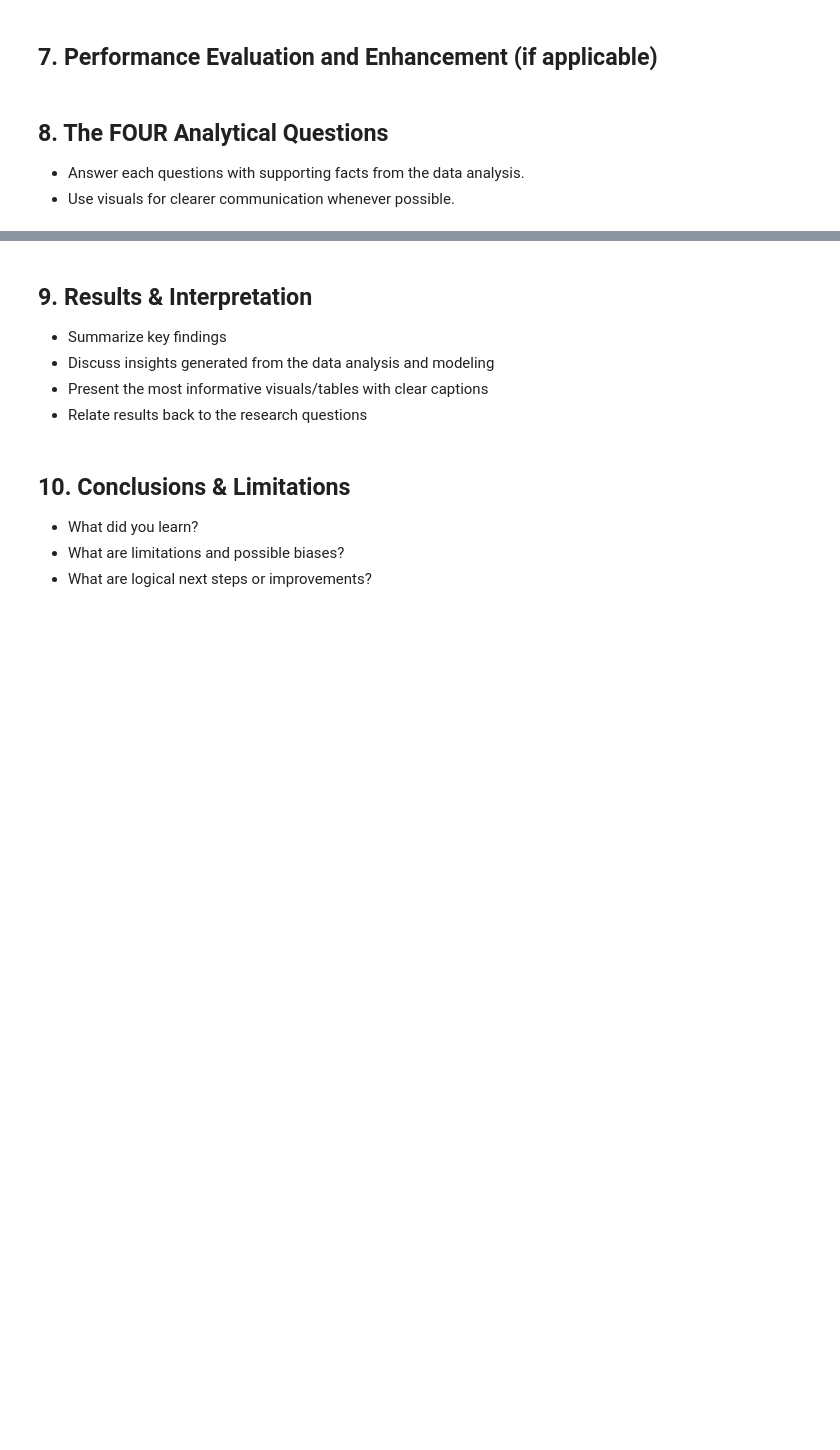
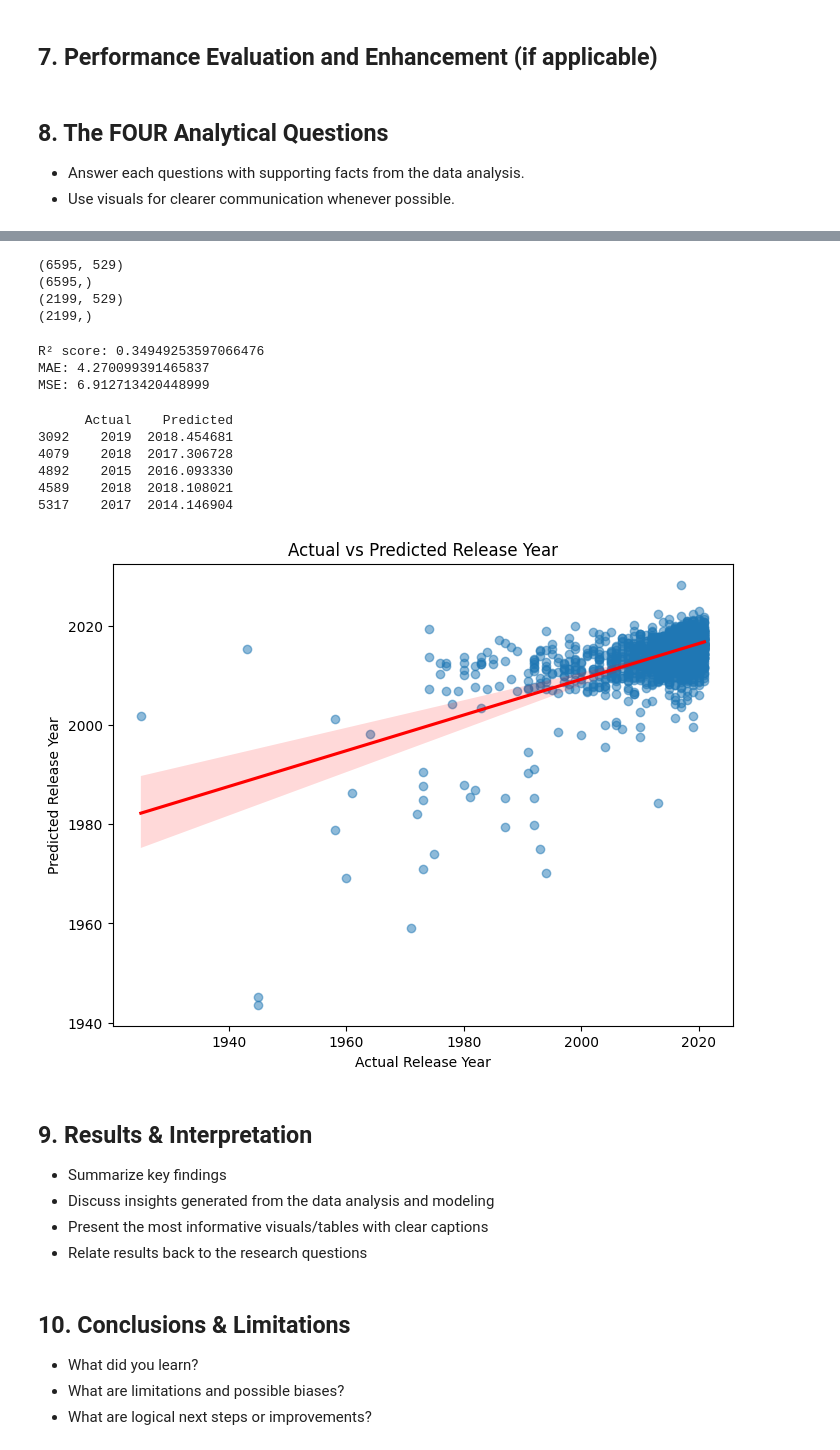
Before and after one commit to liya-eng/DSF_PROJECT, a Jupyter notebook: TTXL_GXX_Notebook.ipynb, the cells around one changed output, grey strips where cells are left out. Cells and saved outputs as stored; diff of their text form; code cells hidden in the pictures; blank space fills up the shorter version.

Commit message:
Regression
Finished regression code

```diff
--- a/TTXL_GXX_Notebook.ipynb
+++ b/TTXL_GXX_Notebook.ipynb
@@ -214,0 +256,4 @@ clean_netflix.to_csv('netflix_cleaned.csv', index = False)
+# %%
+#combine type_encoded with rating_listed_encoded and duration_value
+X = pd.concat([df[['type_cat_encoded', 'duration_value']],rating_listed_cat_encoded],axis=1)
+Y = df['release_year']
@@ -214,0 +289,15 @@ clean_netflix.to_csv('netflix_cleaned.csv', index = False)
+# %%
+from sklearn.model_selection import train_test_split
+
+X_train, X_test, Y_train, Y_test = train_test_split(X, Y, random_state=1)
+# %%
+# check shapes after splitting
+print(X_train.shape)
+print(Y_train.shape)
+print(X_test.shape)
+print(Y_test.shape)
+# %% [output]
+(6595, 529)
+(6595,)
+(2199, 529)
+(2199,)
@@ -214,0 +306,4 @@ clean_netflix.to_csv('netflix_cleaned.csv', index = False)
+# %%
+model = LinearRegression().fit(X_train, Y_train)
+# %%
+Y_pred = model.predict(X_test)
@@ -215,3 +312,54 @@ clean_netflix.to_csv('netflix_cleaned.csv', index = False)
+# %%
+#get r2 coefficient
+r2 = model.score(X_test, Y_test)
+print("R² score:", r2)
+
+#get MAE
+mae = mean_absolute_error(Y_test, Y_pred)
+print("MAE:", mae)
+
+#get MSE
+mse = np.sqrt(mean_squared_error(Y_test, Y_pred))
+print("MSE:", mse)
+# %% [output]
+R² score: 0.34949253597066476
+MAE: 4.270099391465837
+MSE: 6.912713420448999
+# %%
+#predictions
+results = pd.DataFrame({
+    'Actual': Y_test,
+    'Predicted': Y_pred
+})
+
+print(results.head())
+# %% [output]
+      Actual    Predicted
+3092    2019  2018.454681
+4079    2018  2017.306728
+4892    2015  2016.093330
+4589    2018  2018.108021
+5317    2017  2014.146904
+# %%
+import seaborn as sns
+import matplotlib.pyplot as plt
+
+plt.figure(figsize=(8,6))
+
+sns.regplot(
+    x=Y_test,
+    y=Y_pred,
+    scatter_kws={"alpha": 0.5},
+    line_kws={"color": "red"}
+)
+
+plt.xlabel("Actual Release Year")
+plt.ylabel("Predicted Release Year")
+plt.title("Actual vs Predicted Release Year")
+
+plt.show()
+# %% [output]
+[figure, added]
 # %% [markdown]
 ## 9. Results & Interpretation
 - Summarize key findings
```
Also changed, not shown: parts of 11 cells of this notebook.
